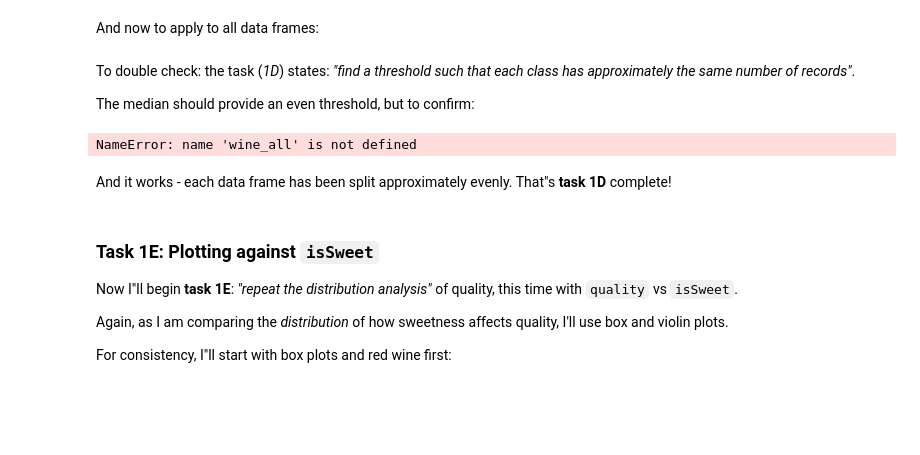
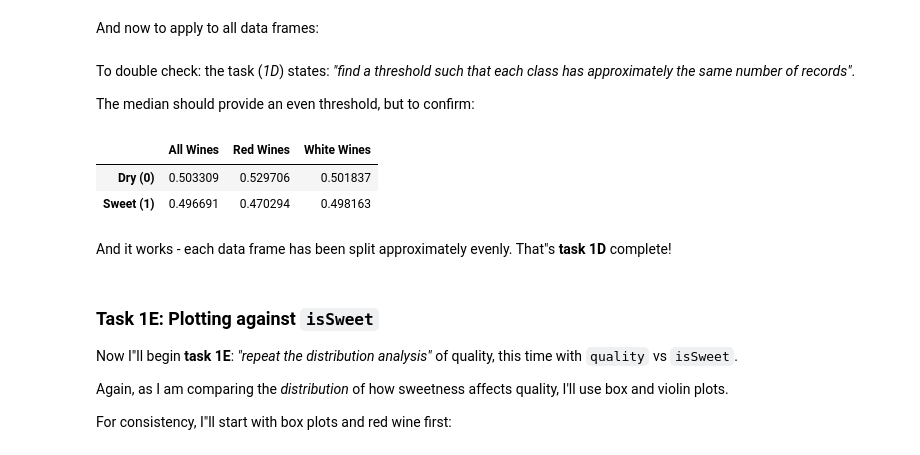
Before and after one commit to k1k12/2034_CW, a Jupyter notebook: notebook/wine_analysis.ipynb, the cells around one changed output. Cells and saved outputs as stored; diff of their text form; code cells hidden in the pictures; blank space fills up the shorter version.

```diff
--- a/notebook/wine_analysis.ipynb
+++ b/notebook/wine_analysis.ipynb
@@ -618,14 +618,16 @@ To double check: the task (*1D*) states: *"find a threshold such that each class
 The median should provide an even threshold, but to confirm:
 # %%
 isSweet_split = pd.DataFrame({
-    "All Wines": wine_all["isSweet"].value_counts(normalise=True),
-    "Red Wines": wine_red["isSweet"].value_counts(normalise=True),
-    "White Wines": wine_white["isSweet"].value_counts(normalise=True),
+    "All Wines": wine_all["isSweet"].value_counts(normalize=True),
+    "Red Wines": wine_red["isSweet"].value_counts(normalize=True),
+    "White Wines": wine_white["isSweet"].value_counts(normalize=True),
 })
 isSweet_split.index = ["Dry (0)", "Sweet (1)"]
 isSweet_split
 # %% [output]
-NameError: name 'wine_all' is not defined
+|  | All Wines | Red Wines | White Wines |
+| Dry (0) | 0.503309 | 0.529706 | 0.501837 |
+| Sweet (1) | 0.496691 | 0.470294 | 0.498163 |
 # %% [markdown]
 And it works - each data frame has been split approximately evenly. That"s **task 1D** complete!
 # %% [markdown]
```
Also changed, not shown: parts of 87 cells of this notebook.
